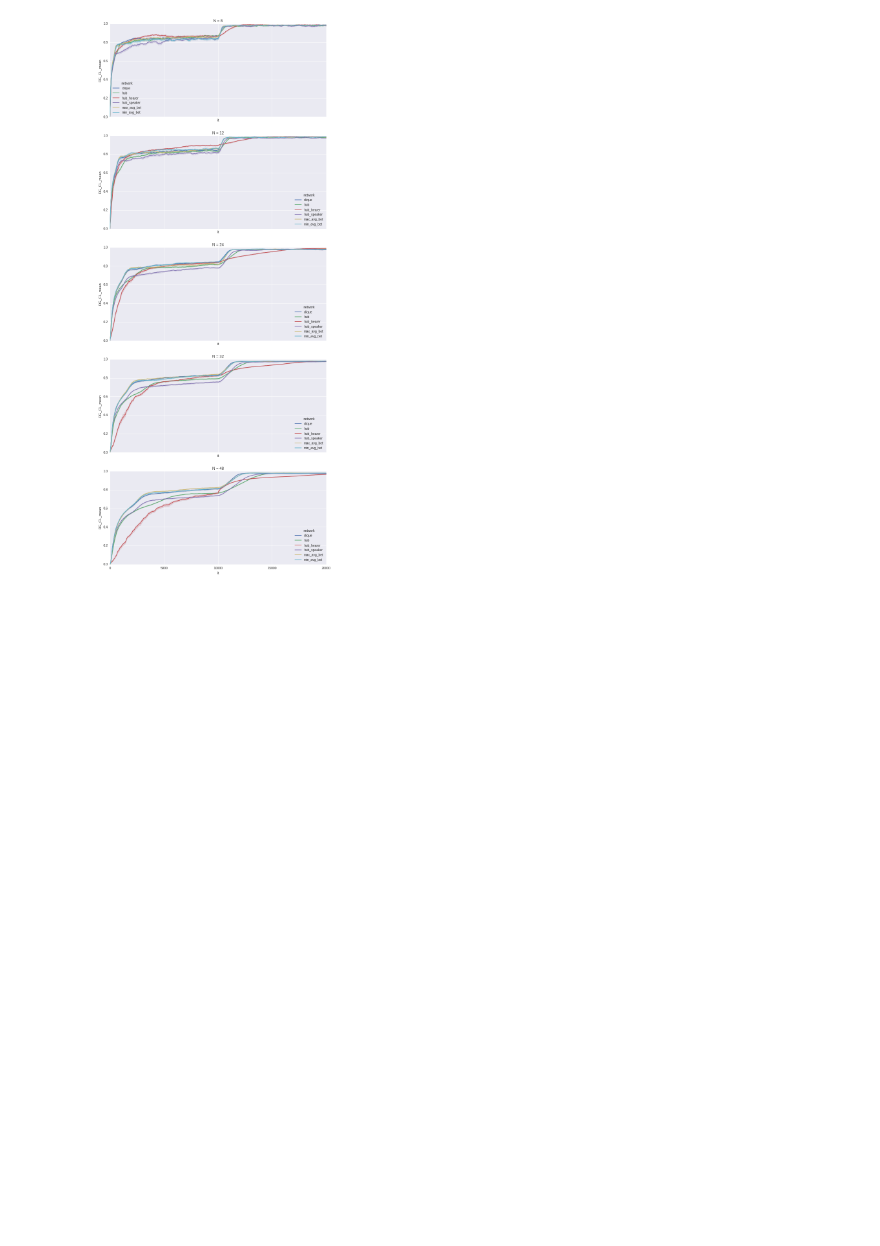
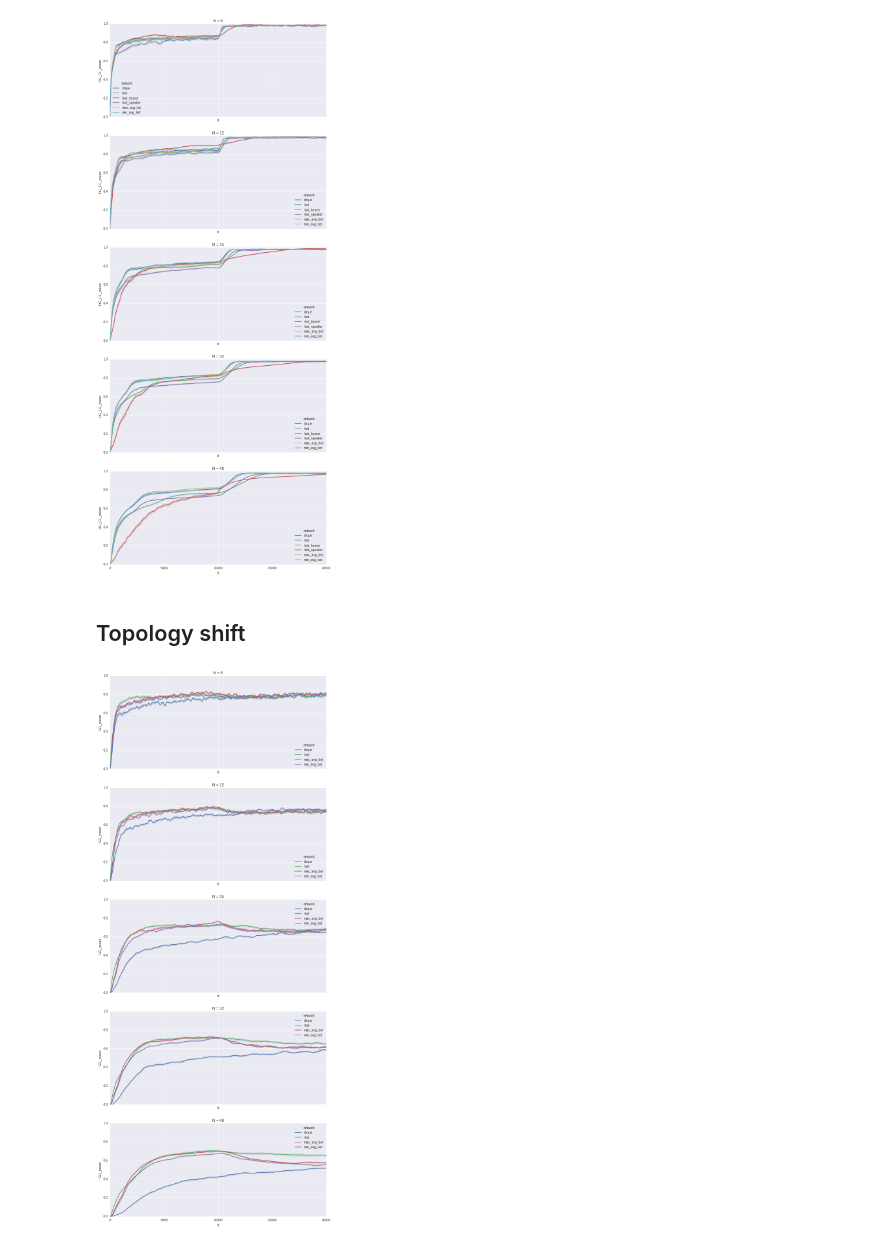
Before and after one commit to zubekj/cog-abm, a Jupyter notebook: extended_sim_analyses.ipynb, the cells around one changed output. Saved outputs shown, nothing was run; the diff lists cells and outputs as text; code cells hidden in the pictures; blank space fills up the shorter version.

```diff
--- a/extended_sim_analyses.ipynb
+++ b/extended_sim_analyses.ipynb
@@ -59,3 +70,9 @@ plot_sizes(env_shift, "DG")
 plot_sizes(env_shift, "DG_CL")
 # %% [output]
 [figure]
+# %% [markdown]
+## Topology shift
+# %%
+plot_sizes(top_shift, "GG")
+# %% [output]
+[figure, added]
```
Also changed, not shown: parts of 6 cells of this notebook.
